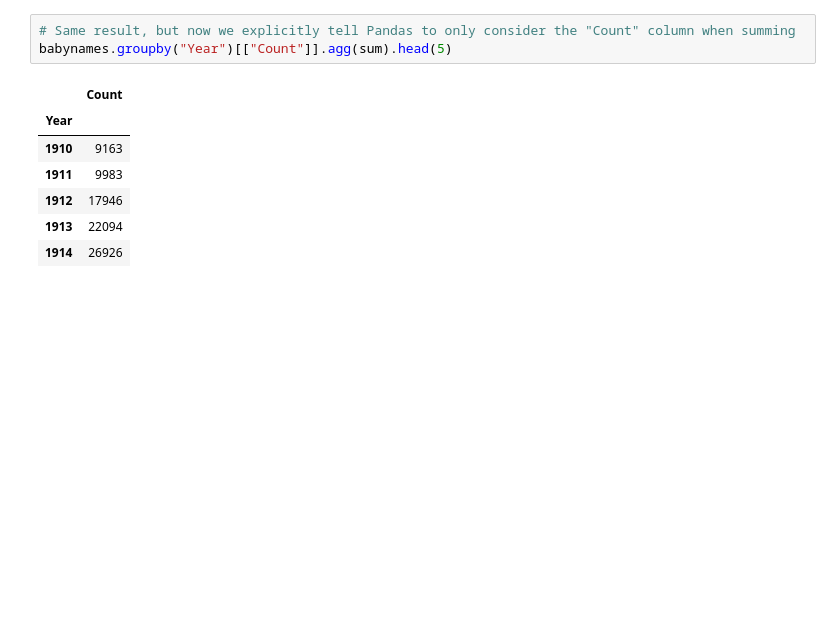
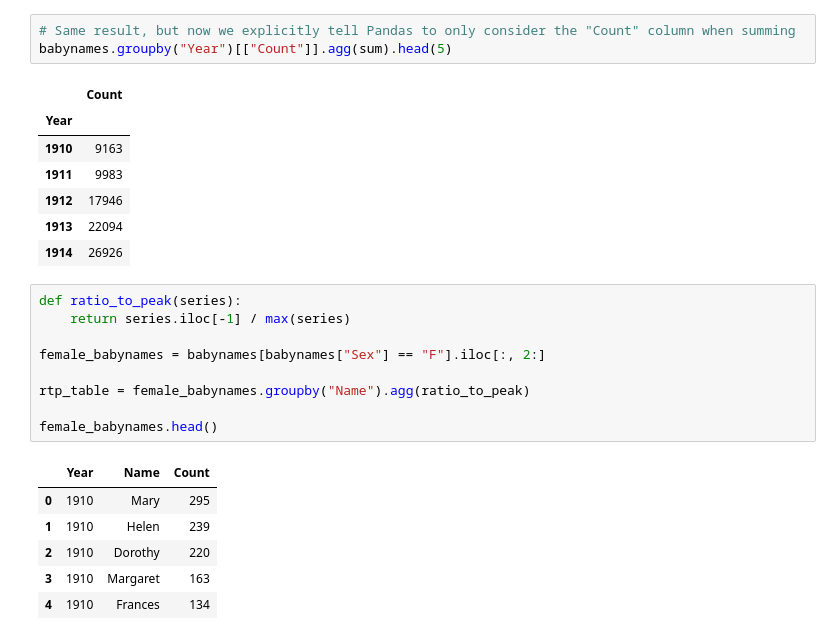
Before and after one commit to jordanarlan/UC-Berkeley-DS100, a Jupyter notebook: Week 2/Pandas II Notes.ipynb, the cells around one changed output. Drawn from its saved outputs; the diff is of its cells as text; blank space fills up the shorter version.

```diff
--- a/Week 2/Pandas II Notes.ipynb
+++ b/Week 2/Pandas II Notes.ipynb
@@ -289,3 +290,19 @@ babynames.groupby("Year")[["Count"]].agg(sum).head(5)
 | 1912 | 17946 |
 | 1913 | 22094 |
 | 1914 | 26926 |
+# %%
+def ratio_to_peak(series):
+    return series.iloc[-1] / max(series)
+
+female_babynames = babynames[babynames["Sex"] == "F"].iloc[:, 2:]
+
+rtp_table = female_babynames.groupby("Name").agg(ratio_to_peak)
+
+female_babynames.head()
+# %% [output]
+|  | Year | Name | Count |
+| 0 | 1910 | Mary | 295 |
+| 1 | 1910 | Helen | 239 |
+| 2 | 1910 | Dorothy | 220 |
+| 3 | 1910 | Margaret | 163 |
+| 4 | 1910 | Frances | 134 |
```
Also changed, not shown: parts of 10 cells of this notebook, 1 other file.
